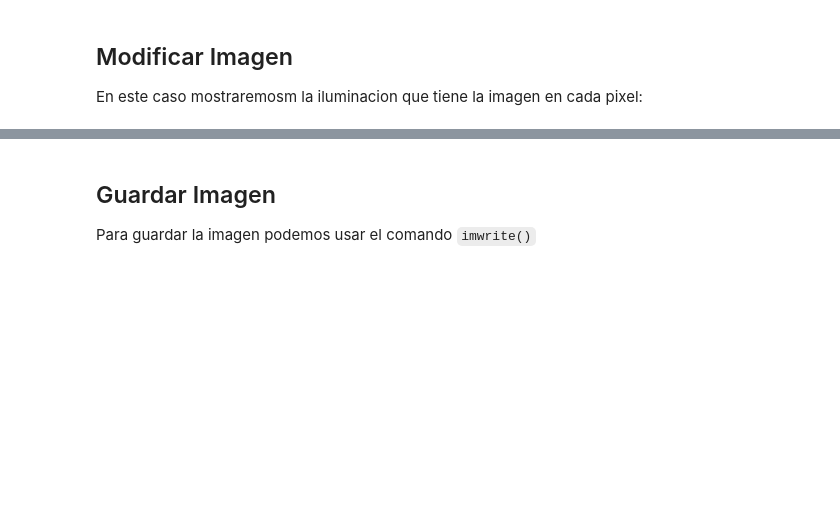
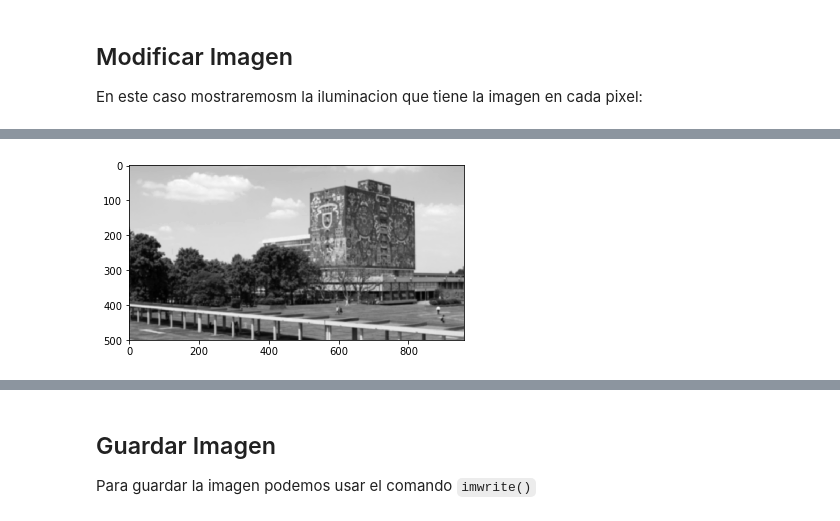
Before and after one commit to juanpflores/Computer-Vision, a Jupyter notebook: Tarea 1 - Cargar Imagen.ipynb, the cells around one changed output, grey strips where cells are left out. Drawn from its saved outputs; the diff is of its cells as text; code cells hidden in the pictures; blank space fills up the shorter version.

```diff
--- a/Tarea 1 - Cargar Imagen.ipynb
+++ b/Tarea 1 - Cargar Imagen.ipynb
@@ -56,0 +58,6 @@ plt.show()
+# %%
+blur = cv2.GaussianBlur(img,(9,9),0)
+plt.imshow(blur, cmap=plt.get_cmap('gray'))
+plt.show()
+# %% [output]
+[figure, added]
```
Also changed, not shown: parts of 9 cells of this notebook.
